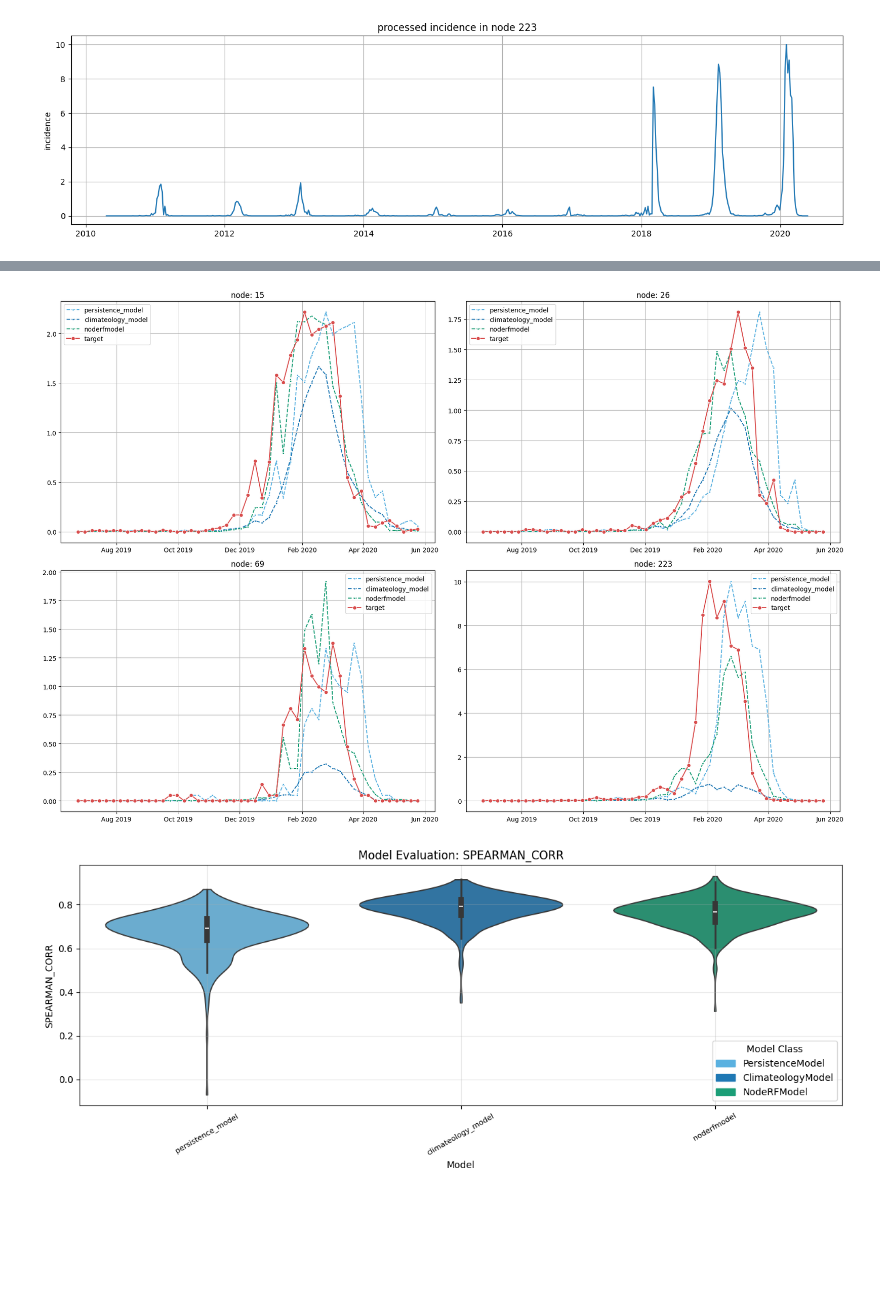
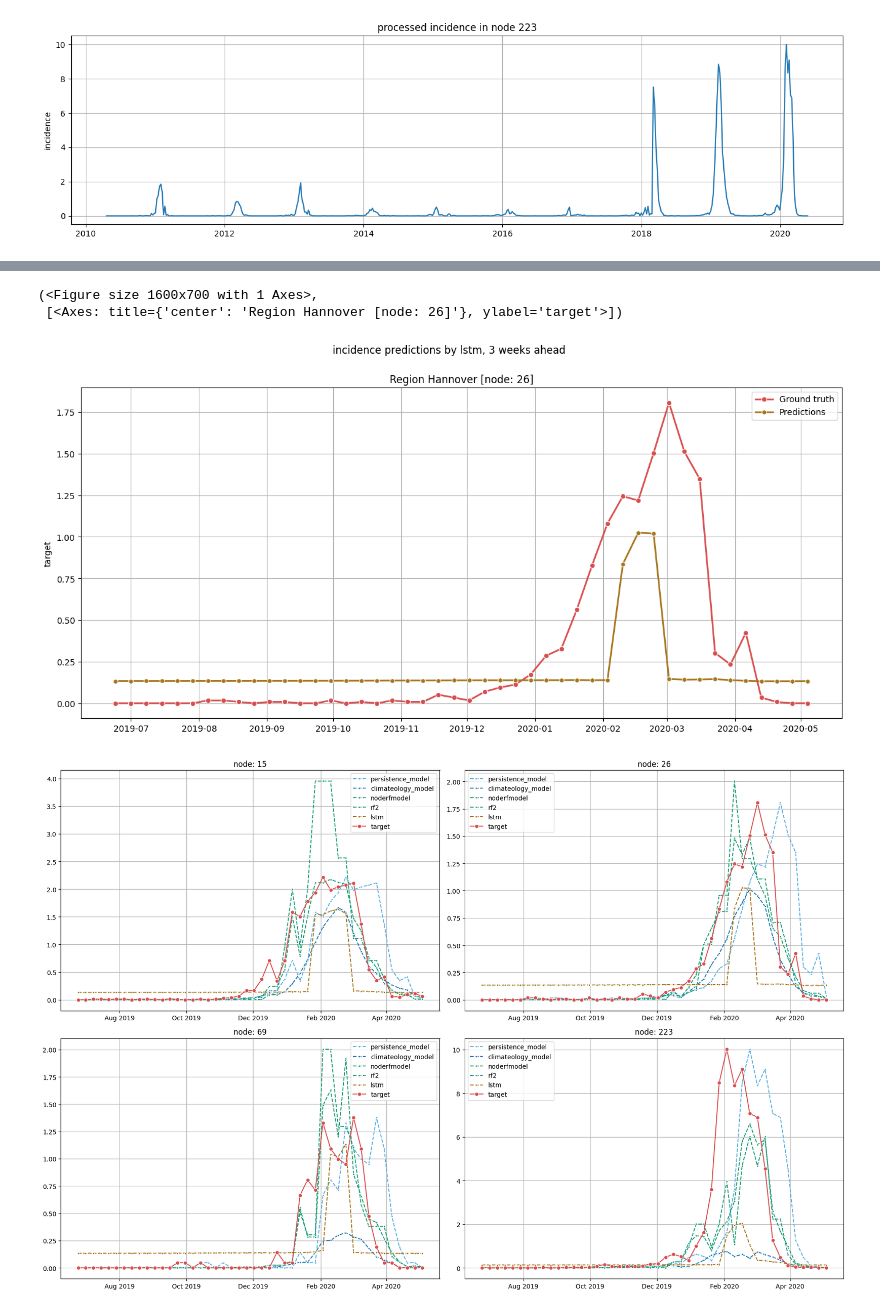
Before and after one commit to stends2001/infectious_disease_gnn, a Jupyter notebook: src/notebooks/2. Baseline.ipynb, the cells around one changed output, grey strips where cells are left out. Saved outputs shown, nothing was run; the diff lists cells and outputs as text; code cells hidden in the pictures; blank space fills up the shorter version.

```diff
--- a/src/notebooks/2. Baseline.ipynb
+++ b/src/notebooks/2. Baseline.ipynb
@@ -1,11 +1,10 @@
 # %%
 from src.utils import get_data_env
 from src.dataloading import EpiConfig, DataOrchestrator, ShallowDataLoaderManager, GraphDataLoaderManager
-from src.models import PersistenceModel, NodeRFModel, ClimateologyModel
+from src.models import PersistenceModel, NodeRFModel, ClimateologyModel, NodeLSTMModel
 
 disease_name    = 'influenza'
 nuts_level      = 'nuts3'
-# min_date        = '2006-05-15'
 min_date        = '2010-05-15'
 max_date        = '2020-06-01'
 split_trainval  = '2018-06-01'
@@ -37,7 +36,7 @@ config = EpiConfig(
 
 data_orchestrator = DataOrchestrator(config).build()
 shallowdata       = ShallowDataLoaderManager(data_orchestrator).construct_dataloaders()
-deepdata          = GraphDataLoaderManager(data_orchestrator).retrieve_graph('identity_graph').construct_dataloaders()
+deepdata          = GraphDataLoaderManager(data_orchestrator).retrieve_static_graph('identity_graph').construct_dataloaders()
 # %%
 data_orchestrator.preview(26, 'processed')
 data_orchestrator.preview(15, 'processed')
@@ -47,23 +46,28 @@ data_orchestrator.preview(223, 'processed')
 [figure]
 [figure]
 # %%
-persistence = PersistenceModel(shallowdata)
+v = -1
+persistence = PersistenceModel(shallowdata, verbose = v)
 persistence.forecast('test')
 
-climateology = ClimateologyModel(shallowdata)
+climateology = ClimateologyModel(shallowdata, verbose = v)
 climateology.forecast('test')
 
-rf = NodeRFModel(shallowdata)
-rf.set_global_hparams()
-rf.set_model_hparams(n_estimators=100)
-rf.train(verbose=0)
-rf.forecast('test')
-rf.forecast('train')
-rf.forecast('val')
+forest = NodeRFModel(shallowdata, verbose = v)
+forest.set_global_hparams()
+forest.set_model_hparams(n_estimators=1)
+forest.train()
+forest.forecast('test')
+
+forest2 = NodeRFModel(shallowdata, verbose = v, name = 'rf2')
+forest2.set_global_hparams()
+forest2.set_model_hparams(n_estimators=100)
+forest2.train()
+forest2.forecast('test')
 
 climateology.show_forecasts(26)
 persistence.show_forecasts(26)
-rf.show_forecasts(26)
+forest.show_forecasts(26)
 # %% [output]
 (<Figure size 1600x700 with 1 Axes>,
  [<Axes: title={'center': 'Region Hannover [node: 26]'}, ylabel='target'>])
@@ -73,11 +77,18 @@ rf.show_forecasts(26)
+# %%
+lstm = NodeLSTMModel(deepdata, name = 'lstm')
+lstm.set_model_hparams()
+lstm.set_global_hparams()
+lstm.train()
+lstm.forecast('test')
+lstm.show_forecasts(26)
+# %% [output]
+(<Figure size 1600x700 with 1 Axes>,
+ [<Axes: title={'center': 'Region Hannover [node: 26]'}, ylabel='target'>])
+[figure, added]
 # %%
 from src.evaluation import Evaluator
-evaluation = Evaluator([persistence,climateology, rf])
+evaluation = Evaluator([persistence,climateology, forest, forest2,lstm])
 evaluation.add_evaluation(horizon = 0)
 evaluation.plotter.plot_timeseries(nodes = [15, 26, 69, 223])
-evaluation.plotter.plot_metric('spearman_corr', horizon='horizon_0')
-evaluation.plotter.plot_metric('pearson_corr', horizon='horizon_0')
-evaluation.plotter.plot_metric('ccc', horizon='horizon_0')
 # %% [output]
-[figure, old version]
+[figure, new version]
-[figure, removed]
```
Also changed, not shown: parts of 3 cells of this notebook, 15 other files.
